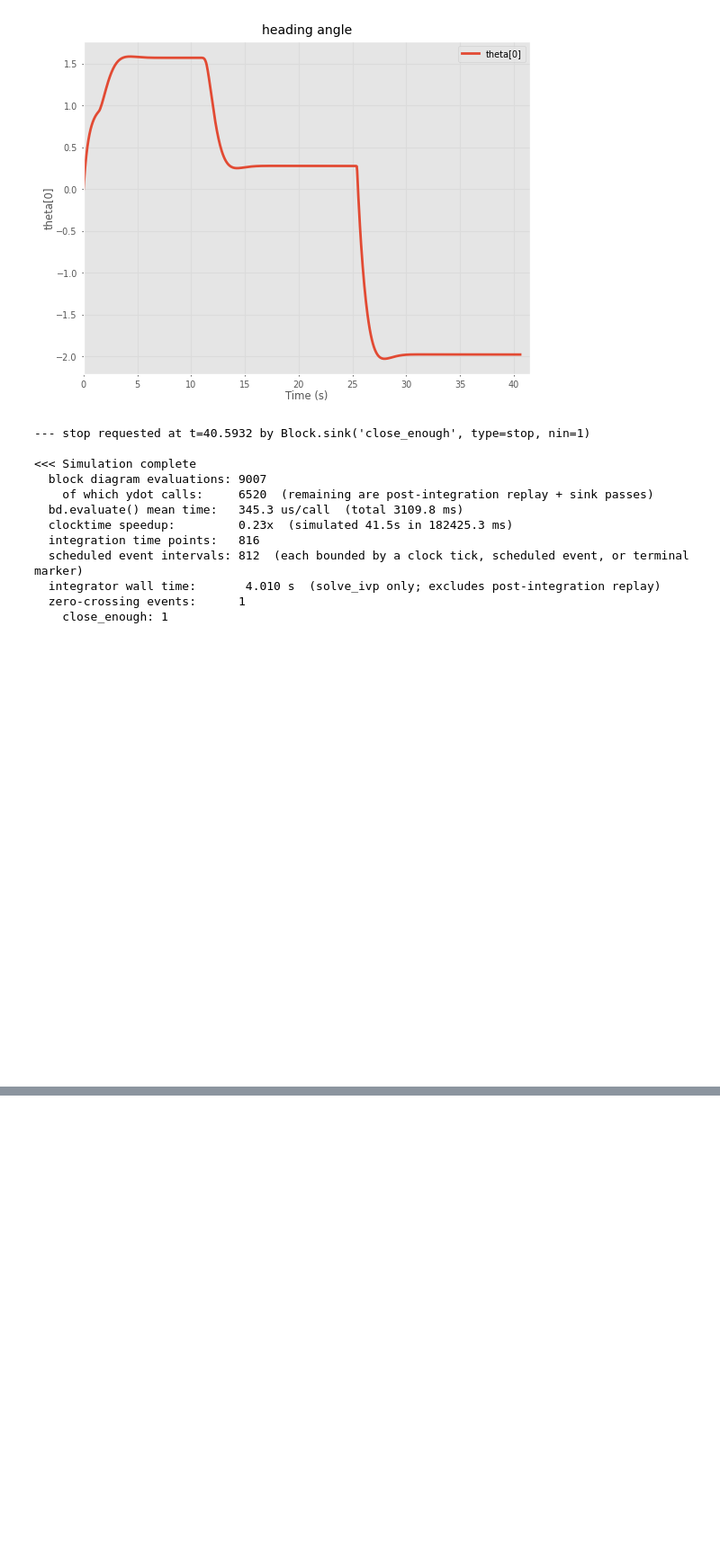
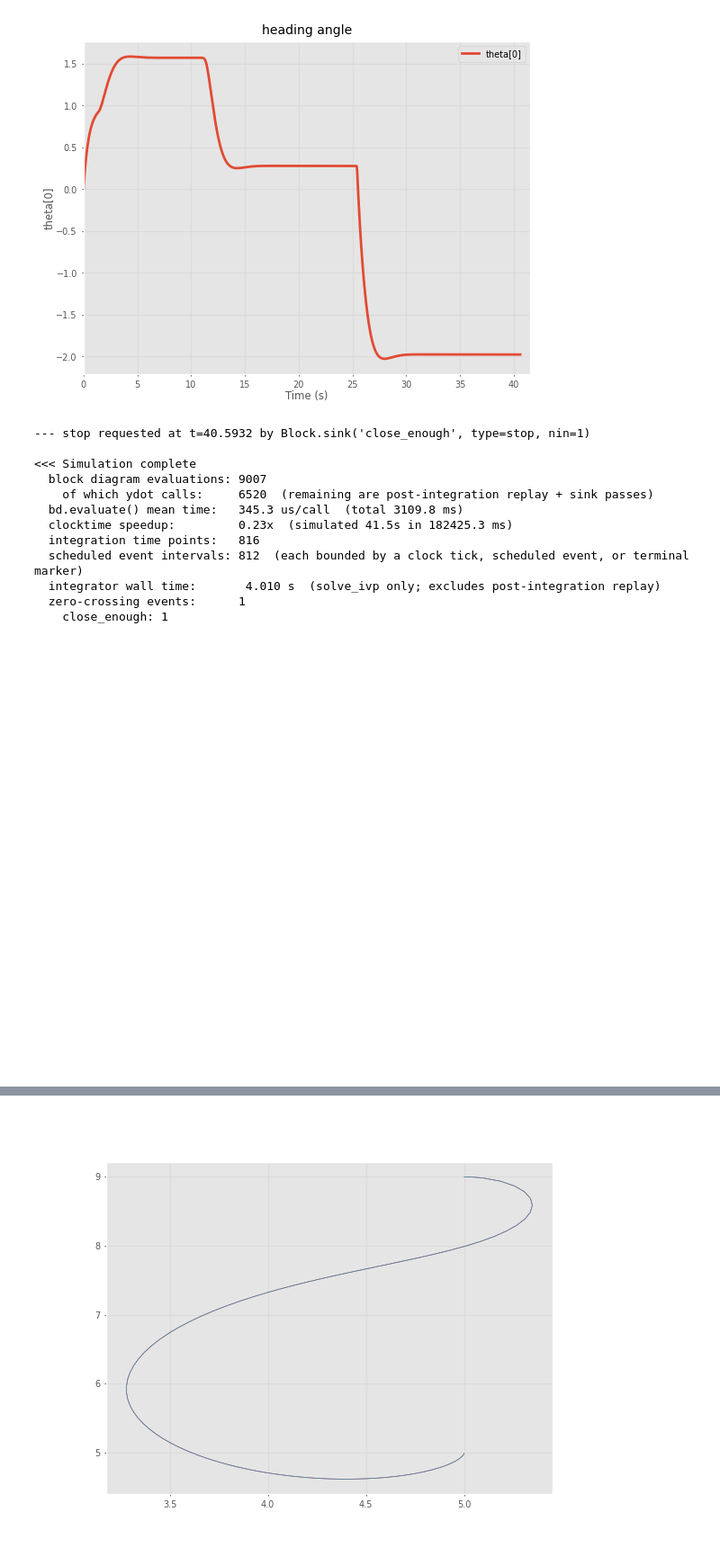
Before and after one commit to Sann-Htet/Robotics-Vision-and-Control-Fundamental-Algorithms-in-Python, a Jupyter notebook: Chapter04/Wheeled_Mobile_Robots.ipynb, the cells around one changed output, grey strips where cells are left out. Shown at 90% size. Drawn from its saved outputs; the diff is of its cells as text; code cells hidden in the pictures; blank space fills up the shorter version.

Commit message:
driving to a point with specific configuration

```diff
--- a/Chapter04/Wheeled_Mobile_Robots.ipynb
+++ b/Chapter04/Wheeled_Mobile_Robots.ipynb
@@ -235,0 +283,6 @@ done
+# %%
+q = out.x  # configuration vs time
+plt.plot(q[:, 0], q[:, 1])
+plt.show()
+# %% [output]
+[figure, added]
```
Also changed, not shown: parts of 4 cells of this notebook, 1 other file.
